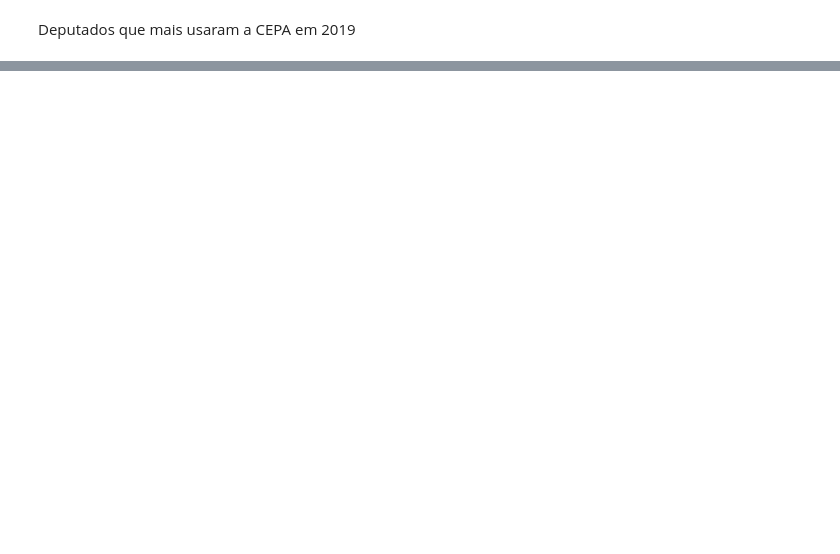
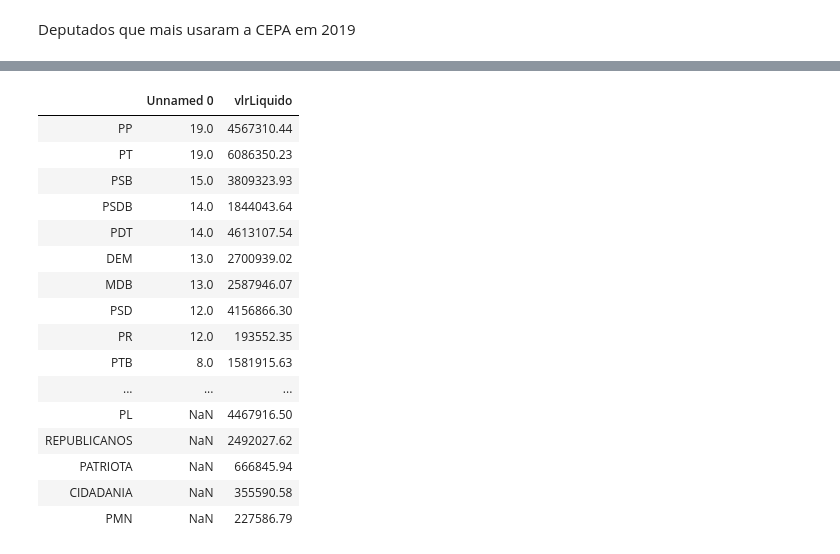
Before and after one commit to arthur-mts/beijo-de-moca, a Jupyter notebook: src/deputados.ipynb, the cells around one changed output, grey strips where cells are left out. Drawn from its saved outputs; the diff is of its cells as text; code cells hidden in the pictures; blank space fills up the shorter version.

```diff
--- a/src/deputados.ipynb
+++ b/src/deputados.ipynb
@@ -74,0 +108,3 @@ ceap_deputado_2019[:15].plot.bar()
+# %%
+gasto_partido_2018 = df_deputados_nordeste_2019.groupby('sgPartido').sum()['vlrLiquido'].bb(ascending=False)
+gasto_partido_2018
@@ -74,0 +129,4 @@ ceap_deputado_2019[:15].plot.bar()
+# %%
+nomes_deputados_nordeste_2018 = [dep['siglaPartido'] for dep in deputados_Nordeste_2018['dados']]
+qnt_deputados_partido_2018 = pd.Series(nomes_deputados_nordeste_2018).value_counts()
+qnt_deputados_partido_2018
@@ -74,0 +151,20 @@ ceap_deputado_2019[:15].plot.bar()
+# %%
+pd.DataFrame([qnt_deputados_partido_2018, gasto_partido_2018])
+# %% [output]
+|  | Unnamed 0 | vlrLiquido |
+| PP | 19.0 | 4567310.44 |
+| PT | 19.0 | 6086350.23 |
+| PSB | 15.0 | 3809323.93 |
+| PSDB | 14.0 | 1844043.64 |
+| PDT | 14.0 | 4613107.54 |
+| DEM | 13.0 | 2700939.02 |
+| MDB | 13.0 | 2587946.07 |
+| PSD | 12.0 | 4156866.30 |
+| PR | 12.0 | 193552.35 |
+| PTB | 8.0 | 1581915.63 |
+| ... | ... | ... |
+| PL | NaN | 4467916.50 |
+| REPUBLICANOS | NaN | 2492027.62 |
+| PATRIOTA | NaN | 666845.94 |
+| CIDADANIA | NaN | 355590.58 |
+| PMN | NaN | 227586.79 |
```
Also changed, not shown: parts of 16 cells of this notebook.
